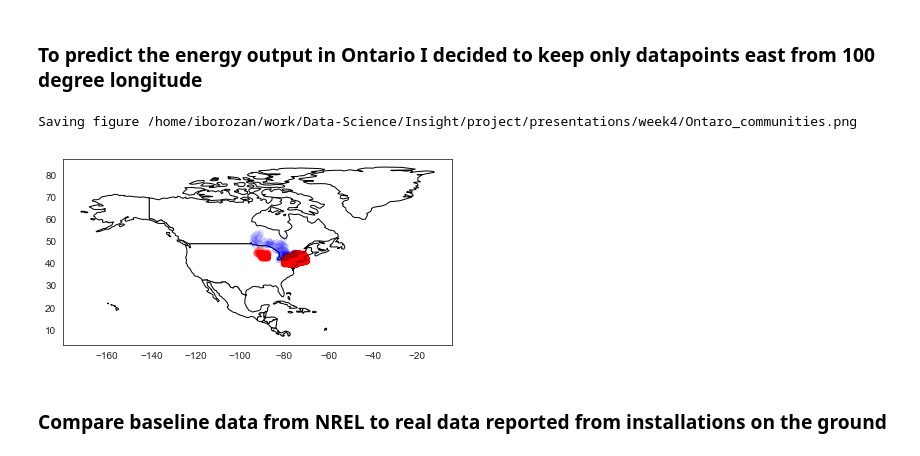
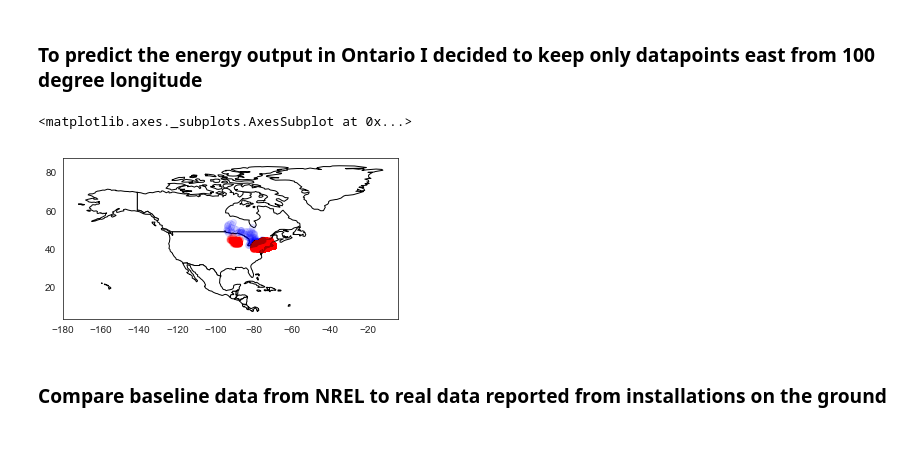
Before and after one commit to iborozan/solar, a Jupyter notebook: notebooks/solar_eda_and_technical_report.ipynb, the cells around one changed output. Saved outputs shown, nothing was run; the diff lists cells and outputs as text; code cells hidden in the pictures.

```diff
--- a/notebooks/solar_eda_and_technical_report.ipynb
+++ b/notebooks/solar_eda_and_technical_report.ipynb
@@ -142,7 +142,7 @@ memory usage: 249.2+ MB
 #df_opv.to_sql('opv_clean', con=conn, if_exists='replace')
 # %%
 # read back from the database
-conn = sqlite3.Connection("/home/iborozan/work/Data-Science/projects/renewable/dataset/gosolar.db")
+conn = sqlite3.Connection("/home/iborozan/work/data-science/projects/renewable/dataset/gosolar.db")
 df_opv = pd.read_sql("SELECT * FROM opv_clean", con=conn)
 
 # make sense to impute some of the nan values
@@ -173,7 +173,7 @@ df_opv_resid_us = df_opv_resid_us.merge(zip_lat_lon, left_on="zipcode", right_on
 # output these zipcodes for NREL querying
 # df_opv_resid_us[['zipcode', 'Latitude', 'Longitude']].drop_duplicates(subset='zipcode', keep='first').to_csv('us_zip_codes_gosolar2.csv', index=False)
 # upload the irradiance data downloaded from nrel
-conn = sqlite3.Connection("/home/iborozan/work/Data-Science/projects/renewable/dataset/NREL-US/gosolar.db")
+conn = sqlite3.Connection("/home/iborozan/work/data-science/projects/renewable/dataset/NREL-US/gosolar.db")
 
 zipcode_irradiance = pd.read_sql("SELECT * FROM zipcode_data", con=conn)
 
@@ -298,16 +298,16 @@ min(df_opv_resid_us_north_cleaned['date_installed'])
 # %%
 gdf = gpd.GeoDataFrame(df_opv_resid_us_north_cleaned, geometry=gpd.points_from_xy(df_opv_resid_us_north_cleaned.Longitude, df_opv_resid_us_north_cleaned.Latitude))
 
-usa = gpd.read_file('/home/iborozan/work/Data-Science/projects/renewable/dataset/maps/us/states.shp')
+usa = gpd.read_file('/home/iborozan/work/data-science/projects/renewable/dataset/maps/us/states.shp')
 
 def save_fig(fig_id, tight_layout=True, fig_extension="png", resolution=300):
     """A function for saving figures in a prespecified direcotry"""
-    IMAGES_PATH = '/home/iborozan/work/Data-Science/Insight/project/presentations/week4/'
+    IMAGES_PATH = '/home/iborozan/work/data-science/Insight/project/presentations/week4/'
     path = os.path.join(IMAGES_PATH, fig_id + "." + fig_extension)
     print("Saving figure", path)
     if tight_layout:
         plt.tight_layout()
-    plt.savefig(path, format=fig_extension, dpi=resolution)
+    #plt.savefig(path, format=fig_extension, dpi=resolution)
 
 
 #DNI
@@ -317,5 +317,5 @@ gdf.plot(ax=ax,  alpha=0.05,  column='DNI', cmap=plt.get_cmap("jet"), legend = T
 plt.suptitle('Direct Normal Irradiance', fontsize=20)
 plt.xlabel('Longitude', fontsize=16)
 plt.ylabel('Latitude', fontsize=16)
-save_fig("DNI_irradiance2")
+#save_fig("DNI_irradiance2")
 # %% [output]
@@ -443,7 +443,7 @@ Ttest_indResult(statistic=-28.28223368548881, pvalue=1.3933211037572761e-129)
 
 df_opv_resid_us_north_cleaned_east  = df_opv_resid_us_north_cleaned[df_opv_resid_us_north_cleaned['longitude_split'] == '< 100 degree of long']
 # %%
-on_communities = pd.read_csv('/home/iborozan/work/Data-Science/projects/renewable/dataset/retired/communities-ON/geonames.csv', sep = ',')
+on_communities = pd.read_csv('/home/iborozan/work/data-science/projects/renewable/dataset/retired/communities-ON/geonames.csv', sep = ',')
 
 #df_plot_geo = pd.DataFrame(np.zeros((on_communities.shape[0], df_opv_resid_us_north_cleaned_east.shape[1])))
 df_plot_geo = pd.DataFrame(np.zeros((on_communities.shape[0], df_opv_resid_us_north_cleaned.shape[1])))
@@ -473,40 +473,40 @@ gdf_usa.plot(ax=ax, alpha=0.01,  c = 'red')
 # %%
 def save_fig(fig_id, tight_layout=True, fig_extension="png", resolution=300):
     """A function for saving figures in a prespecified direcotry"""
-    IMAGES_PATH = '/home/iborozan/work/Data-Science/Insight/project/presentations/week4/'
+    IMAGES_PATH = '/home/iborozan/work/data-science/Insight/project/presentations/week4/'
     path = os.path.join(IMAGES_PATH, fig_id + "." + fig_extension)
     print("Saving figure", path)
     if tight_layout:
         plt.tight_layout()
-    plt.savefig(path, format=fig_extension, dpi=resolution)
+   #plt.savefig(path, format=fig_extension, dpi=resolution)
 
 
 
 # now plot the data but without west cost data
 df_plot_geo = pd.DataFrame(np.zeros((on_communities.shape[0], df_opv_resid_us_north_cleaned_east.shape[1])))
 #df_plot_geo = pd.DataFrame(np.zeros((on_communities.shape[0], df_opv_resid_us_north_cleaned.shape[1])))
 df_plot_geo.columns = df_opv_resid_us_north_cleaned_east.columns
 #df_plot_geo.columns = df_opv_resid_us_north_cleaned.columns
 df_plot_geo['Latitude'] = on_communities.latitude
 df_plot_geo['Longitude'] = on_communities.longitude
 
 #df_plot = pd.concat([df_plot_geo, df_opv_resid_us_north_cleaned_east])
 
 
 world = gpd.read_file(gpd.datasets.get_path('naturalearth_lowres'))
 
 ax = world[world.continent == 'North America'].plot(color='white', edgecolor='black')
 
 gdf_ca = gpd.GeoDataFrame(df_plot_geo, geometry=gpd.points_from_xy(df_plot_geo.Longitude, df_plot_geo.Latitude))
 gdf_usa = gpd.GeoDataFrame(df_opv_resid_us_north_cleaned_east, geometry=gpd.points_from_xy(df_opv_resid_us_north_cleaned_east.Longitude, df_opv_resid_us_north_cleaned_east.Latitude))
 #gdf_usa = gpd.GeoDataFrame(df_opv_resid_us_north_cleaned, geometry=gpd.points_from_xy(df_opv_resid_us_north_cleaned.Longitude, df_opv_resid_us_north_cleaned.Latitude))
 gdf_ca.plot(ax=ax, alpha=0.1,  c = 'blue')
 gdf_usa.plot(ax=ax, alpha=0.01,  c = 'red')
-save_fig("Ontaro_communities")
+#save_fig("Ontaro_communities")
 #plt.show()
 # %% [output]
-Saving figure /home/iborozan/work/Data-Science/Insight/project/presentations/week4/Ontaro_communities.png
+<matplotlib.axes._subplots.AxesSubplot at 0x...>
-[figure, old version]
+[figure, new version]
 # %% [markdown]
 ### Compare baseline data from NREL to real data reported from installations on the ground
 # %%
```
Also changed, not shown: parts of 36 cells of this notebook.
